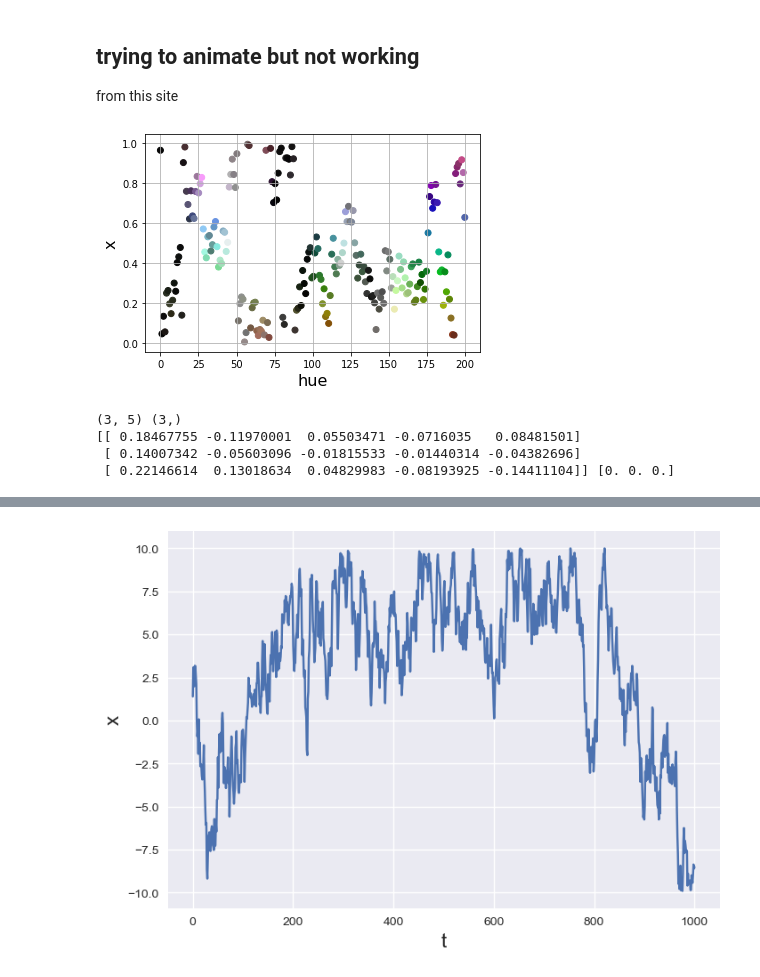
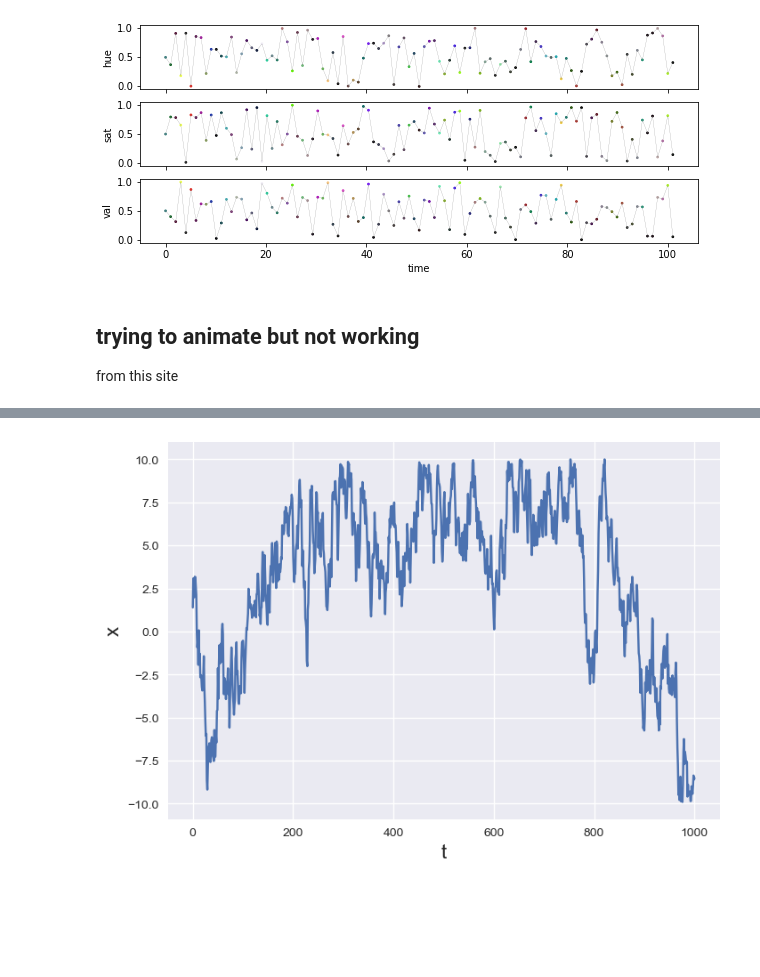
Before and after one commit to michaelalfaro/colordiffuser, a Jupyter notebook: color_diffuser.ipynb, the cells around one changed output, grey strips where cells are left out. Drawn from its saved outputs; the diff is of its cells as text; code cells hidden in the pictures; blank space fills up the shorter version.

```diff
--- a/color_diffuser.ipynb
+++ b/color_diffuser.ipynb
@@ -227,3 +159,35 @@ plt.show()
+# %%
+fig, (ax1, ax2, ax3) = plt.subplots(3, 1, figsize=(10,4), sharey=True)
+
+
+#plot time course of H and color points by hsv
+tt = np.linspace(0.0, len(colorcoordinates), len(colorcoordinates))
+hue = colorcoordinates.transpose()[0]
+sat = colorcoordinates.transpose()[1]
+val = colorcoordinates.transpose()[2]
+
+for ax in (ax1, ax2, ax3):
+    ax.set(xlabel = "time")
+    ax.label_outer()
+
+ax1.scatter(tt, hue, c = rgb, s = 3)
+ax1.plot(tt, hue, color = "grey", alpha = 1, linewidth = 0.2)
+ax1.set(ylabel="hue")
+ax2.scatter(tt, sat, c = rgb, s = 3)
+ax2.plot(tt, sat, color = "grey", alpha = 1, linewidth = 0.2)
+ax2.set(ylabel = "sat")
+ax3.scatter(tt, val, c = rgb, s = 3)
+ax3.plot(tt, val, color = "grey", alpha = 1, linewidth = 0.2)
+ax3.set(ylabel = "val")
+
+
+# plt.scatter(tt, hue, c = rgb)
+# xlabel('hue', fontsize=16)
+# ylabel('x', fontsize=16)
+#grid(True)
+plt.show()
+# %% [output]
+[figure, added]
 # %% [markdown]
 ## trying to animate but not working
 
@@ -262,19 +223,0 @@ rgb = colors.hsv_to_rgb(colorcoordinates)
-# %%
-#plot time course of H and color points by hsv
-tt = numpy.linspace(0.0, len(colorcoordinates), len(colorcoordinates))
-hue = colorcoordinates.transpose()[0]
-plt.scatter(tt, hue, c = rgb)
-xlabel('hue', fontsize=16)
-ylabel('x', fontsize=16)
-grid(True)
-show()
-# %% [output]
-[figure, removed]
-# %%
-print(disps.shape, svals.shape)
-print(disps, svals)
-# %% [output]
-(3, 5) (3,)
-[[ 0.18467755 -0.11970001  0.05503471 -0.0716035   0.08481501]
- [ 0.14007342 -0.05603096 -0.01815533 -0.01440314 -0.04382696]
- [ 0.22146614  0.13018634  0.04829983 -0.08193925 -0.14411104]] [0. 0. 0.]
```
Also changed, not shown: parts of 46 cells of this notebook.
